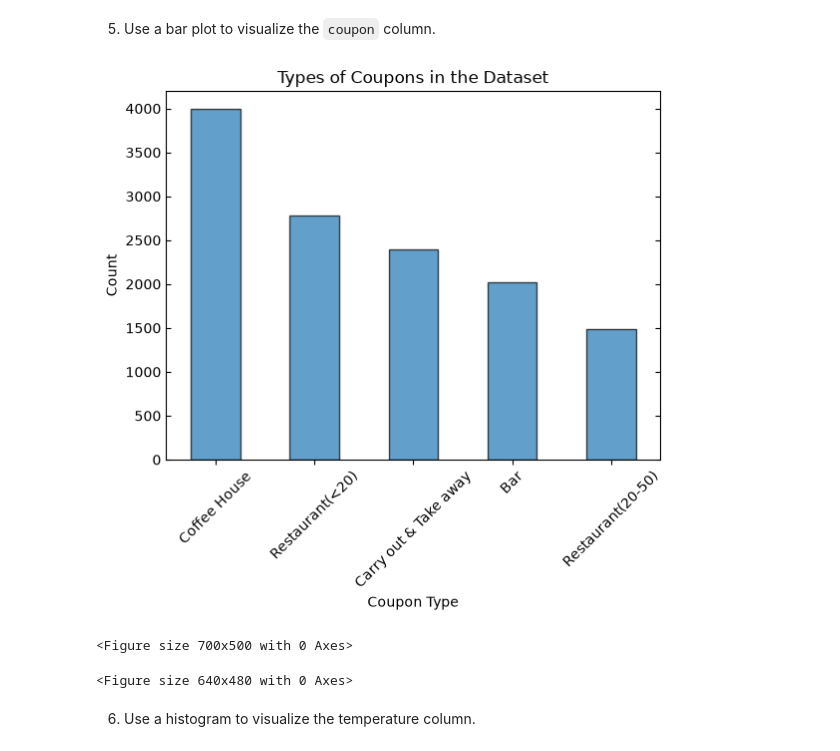
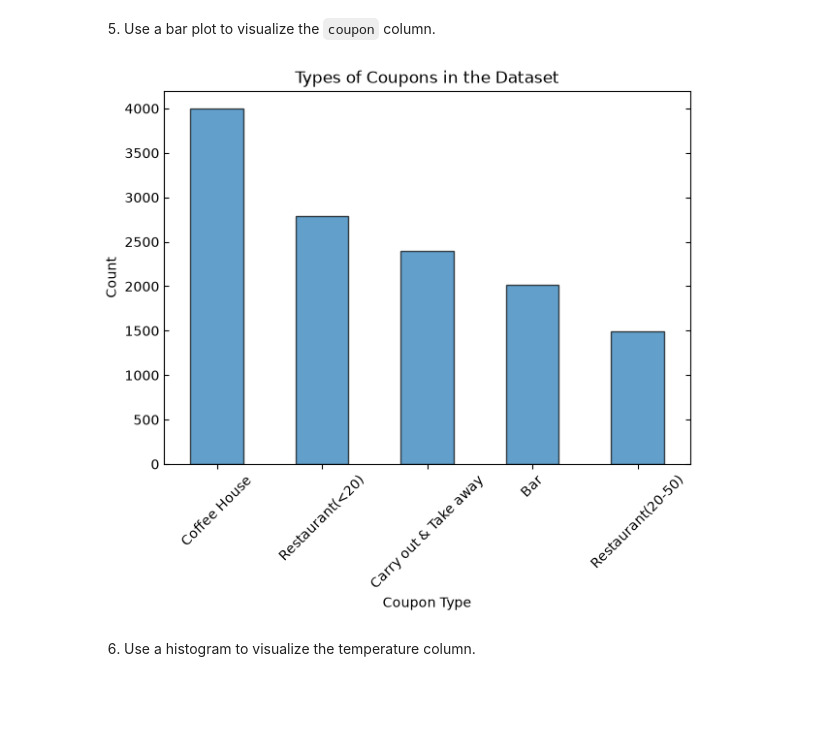
Before and after one commit to jbadger5/Assignment5.1, a Jupyter notebook: prompt.ipynb, the cells around one changed output. Drawn from its saved outputs; the diff is of its cells as text; code cells hidden in the pictures; blank space fills up the shorter version.

Commit message:
Bug Fixes
I fixed some bugs to generate the figures earlier in the code.

```diff
--- a/prompt.ipynb
+++ b/prompt.ipynb
@@ -133,19 +133,17 @@ print(data["Y"].sum()/len(data["Y"]))
 # %% [markdown]
 5. Use a bar plot to visualize the `coupon` column.
 # %%
-data["coupon"].value_counts(dropna=False).plot(kind='bar',alpha=0.7,edgecolor='black')
-plt.title("Types of Coupons in the Dataset")
-plt.xlabel("Coupon Type")
-plt.tick_params(axis='x', rotation=45)
-plt.ylabel("Count")
-plt.tick_params(axis='y', direction='in',right=True)
-plt.figure(figsize=(7, 5))
+fig, ax = plt.subplots(figsize=(7, 5))
+data["coupon"].value_counts(dropna=False).plot(kind='bar', alpha=0.7, edgecolor='black', ax=ax)
+ax.set_title("Types of Coupons in the Dataset")
+ax.set_xlabel("Coupon Type")
+ax.tick_params(axis='x', rotation=45)
+ax.set_ylabel("Count")
+ax.tick_params(axis='y', direction='in', right=True)
+fig.savefig('images/coupon_types.png')
 plt.show()
-plt.savefig('images/coupon_types.png')
 # %% [output]
-[figure, old version]
+[figure, new version]
-<Figure size 700x500 with 0 Axes>
-<Figure size 640x480 with 0 Axes>
 # %% [markdown]
 6. Use a histogram to visualize the temperature column.
 # %%
```
Also changed, not shown: parts of 6 cells of this notebook, 4 other files.
